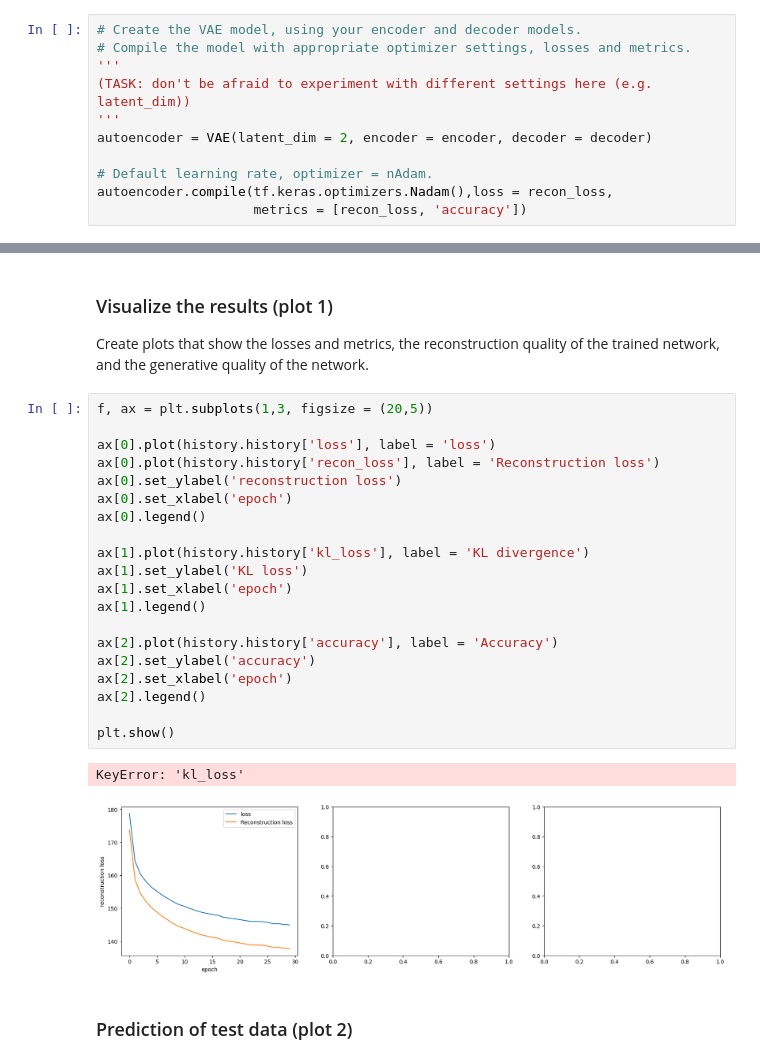
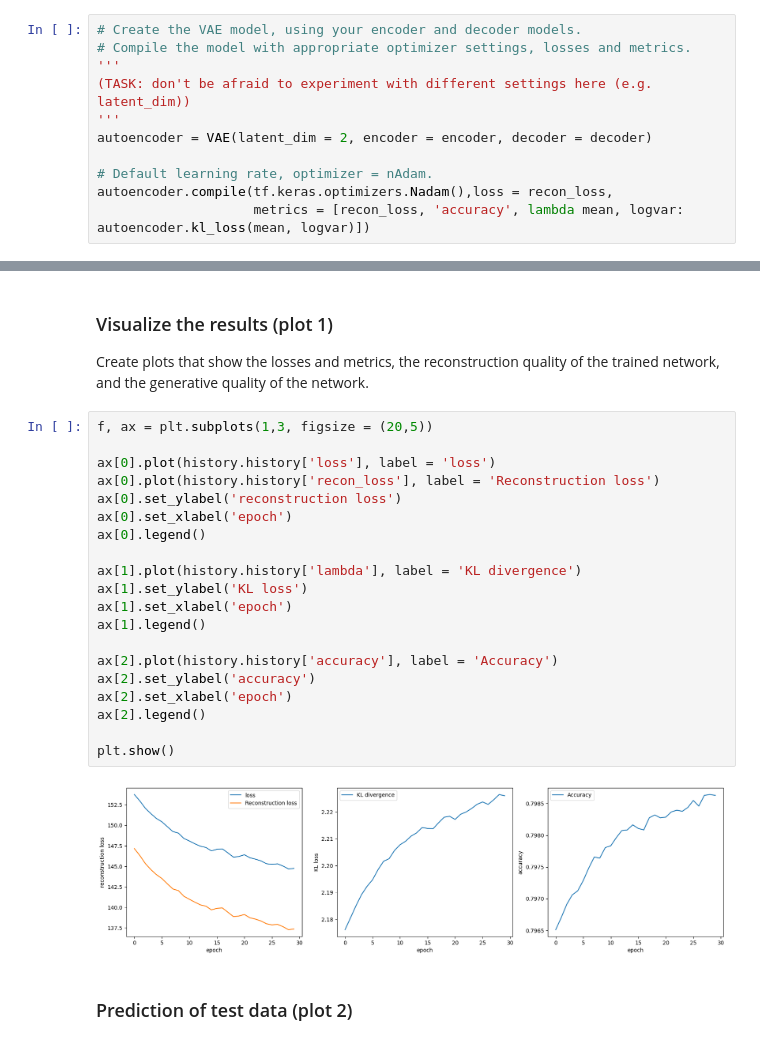
Before and after one commit to Vossbert/AML, a Jupyter notebook: Ex7.VariationalAutoEncoder.ipynb, the cells around one changed output, grey strips where cells are left out. Drawn from its saved outputs; the diff is of its cells as text.

```diff
--- a/Ex7.VariationalAutoEncoder.ipynb
+++ b/Ex7.VariationalAutoEncoder.ipynb
@@ -248,7 +248,7 @@ autoencoder = VAE(latent_dim = 2, encoder = encoder, decoder = decoder)
 
 # Default learning rate, optimizer = nAdam.
 autoencoder.compile(tf.keras.optimizers.Nadam(),loss = recon_loss,
-                    metrics = [recon_loss, 'accuracy'])
+                    metrics = [recon_loss, 'accuracy', lambda mean, logvar: autoencoder.kl_loss(mean, logvar)])
 # %%
 # Load the MNIST data set
 (x_train, y_train), (x_test, y_test) = tf.keras.datasets.mnist.load_data()
@@ -299,26 +298,25 @@ the trained network, and the generative quality of the network.
 # %%
 f, ax = plt.subplots(1,3, figsize = (20,5))
 
 ax[0].plot(history.history['loss'], label = 'loss')
 ax[0].plot(history.history['recon_loss'], label = 'Reconstruction loss')
 ax[0].set_ylabel('reconstruction loss')
 ax[0].set_xlabel('epoch')
 ax[0].legend()
 
-ax[1].plot(history.history['kl_loss'], label = 'KL divergence')
+ax[1].plot(history.history['lambda'], label = 'KL divergence')
 ax[1].set_ylabel('KL loss')
 ax[1].set_xlabel('epoch')
 ax[1].legend()
 
 ax[2].plot(history.history['accuracy'], label = 'Accuracy')
 ax[2].set_ylabel('accuracy')
 ax[2].set_xlabel('epoch')
 ax[2].legend()
 
 plt.show()
 # %% [output]
-KeyError: 'kl_loss'
-[figure, old version]
+[figure, new version]
 # %% [markdown]
 ### Prediction of test data (plot 2)
 # %%
```
Also changed, not shown: parts of 7 cells of this notebook, 1 other file.
